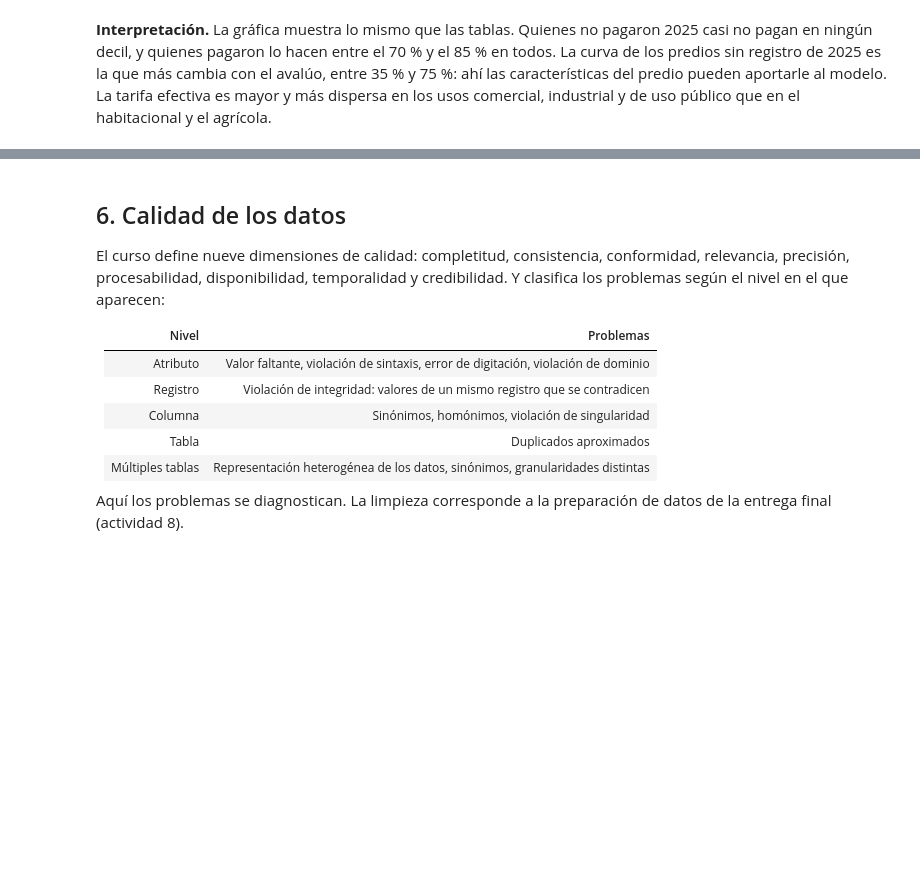
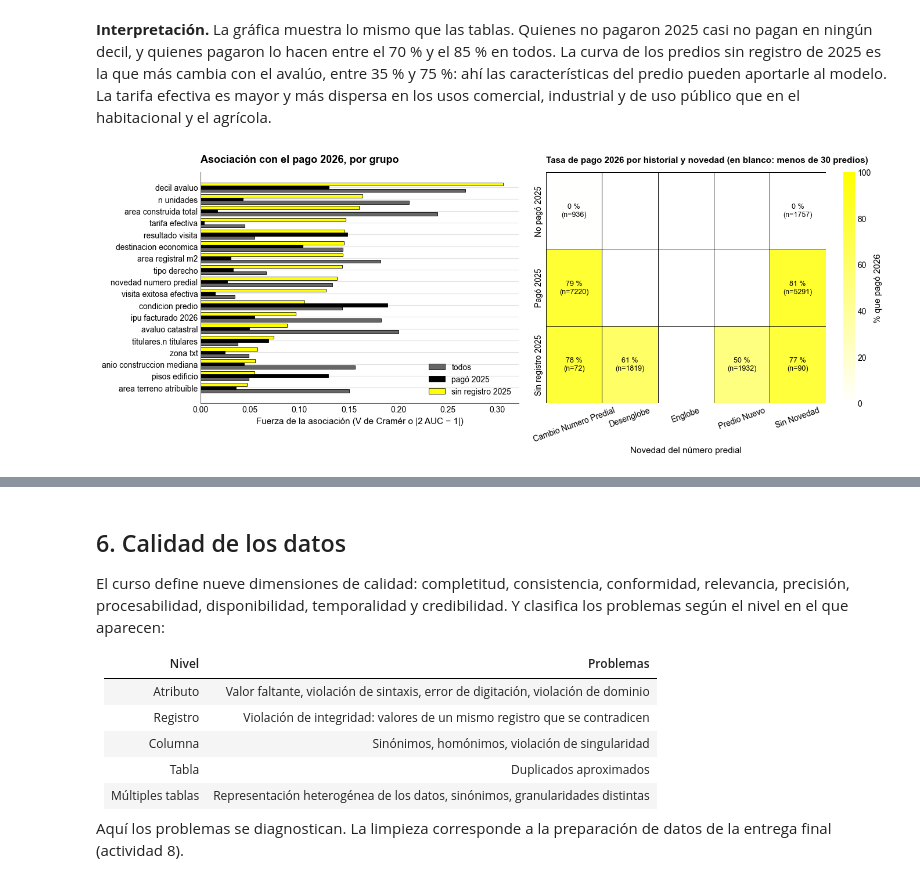
Before and after one commit to Danielfts/proyecto-MINE-ciencia-de-datos, a Jupyter notebook: entrega-2/notebooks/06-entendimiento-de-los-datos.ipynb, the cells around one changed output, grey strips where cells are left out. Drawn from its saved outputs; the diff is of its cells as text; code cells hidden in the pictures; blank space fills up the shorter version.

```diff
--- a/entrega-2/notebooks/06-entendimiento-de-los-datos.ipynb
+++ b/entrega-2/notebooks/06-entendimiento-de-los-datos.ipynb
@@ -1748,3 +1839,36 @@ plt.tight_layout(); plt.show()
 [figure]
 # %% [markdown]
 **Interpretación.** La gráfica muestra lo mismo que las tablas. Quienes no pagaron 2025 casi no pagan en ningún decil, y quienes pagaron lo hacen entre el 70 % y el 85 % en todos. La curva de los predios sin registro de 2025 es la que más cambia con el avalúo, entre 35 % y 75 %: ahí las características del predio pueden aportarle al modelo. La tarifa efectiva es mayor y más dispersa en los usos comercial, industrial y de uso público que en el habitacional y el agrícola.
+# %%
+# Izquierda: fuerza de la asociación con el pago 2026 por grupo (5.1). Derecha: tasa de pago 2026 según el historial
+# de 2025 y la novedad del número predial, con el número de predios de cada celda
+from matplotlib.colors import LinearSegmentedColormap
+
+fig, (ax1, ax2) = plt.subplots(1, 2, figsize=(14, 5.5), gridspec_kw={"width_ratios": [1, 1.1]})
+orden = asociacion.drop(index="historial_2025").sort_values("sin registro 2025").index
+y_pos = np.arange(len(orden))
+for k, (grupo, color) in enumerate({"todos": GRIS, "pagó 2025": NEGRO, "sin registro 2025": AMARILLO}.items()):
+    ax1.barh(y_pos + (k - 1) * 0.27, asociacion.loc[orden, grupo], height=0.27, color=color,
+             edgecolor=NEGRO, linewidth=0.6, label=grupo)
+ax1.set_yticks(y_pos, [c.replace("_", " ") for c in orden])
+ax1.set_xlabel("Fuerza de la asociación (V de Cramér o |2 AUC − 1|)")
+ax1.set_title("Asociación con el pago 2026, por grupo")
+ax1.legend(loc="lower right")
+
+tasa = facturados.pivot_table(index="historial_2025", columns="novedad_numero_predial", values="pago_2026",
+                              aggfunc="mean") * 100
+n = facturados.pivot_table(index="historial_2025", columns="novedad_numero_predial", values="pago_2026",
+                           aggfunc="size")
+tasa = tasa.where(n >= 30)  # celdas con menos de 30 predios quedan en blanco
+etiquetas = tasa.round(0).astype("Int64").astype(str) + " %\n(n=" + n.astype("Int64").astype(str) + ")"
+sns.heatmap(tasa, annot=etiquetas, fmt="", vmin=0, vmax=100, ax=ax2,
+            cmap=LinearSegmentedColormap.from_list("blanco_amarillo", ["#FFFFFF", AMARILLO]),
+            linewidths=0.5, linecolor=NEGRO, cbar_kws={"label": "% que pagó 2026"},
+            annot_kws={"color": NEGRO, "fontsize": 9})
+ax2.set_xticklabels([t.get_text().replace("_", " ") for t in ax2.get_xticklabels()], rotation=20)
+ax2.grid(False)
+ax2.set_xlabel("Novedad del número predial"); ax2.set_ylabel("")
+ax2.set_title("Tasa de pago 2026 por historial y novedad (en blanco: menos de 30 predios)", fontsize=11)
+plt.tight_layout(); plt.show()
+# %% [output]
+[figure, added]
```
Also changed, not shown: parts of 25 cells of this notebook, 3 other files.
